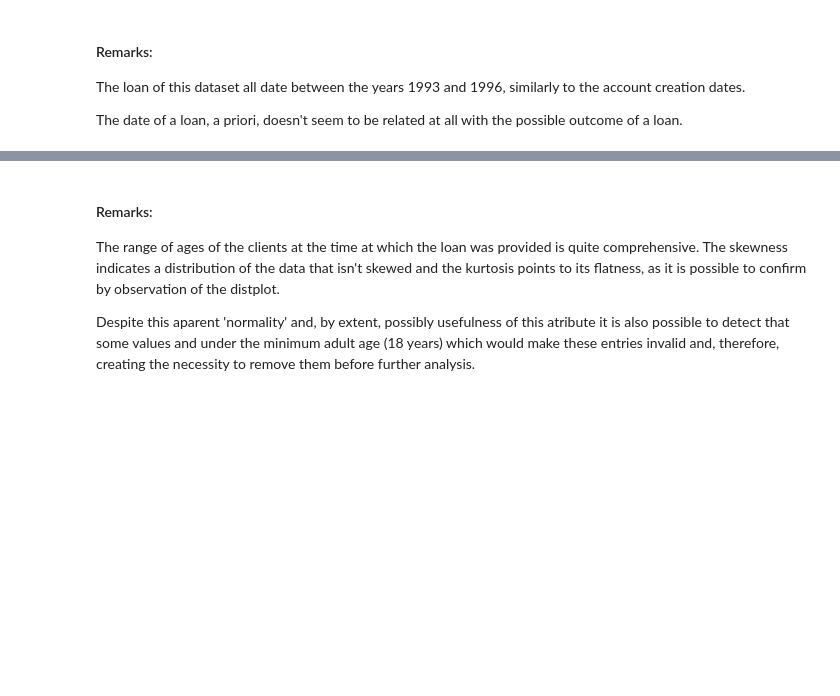
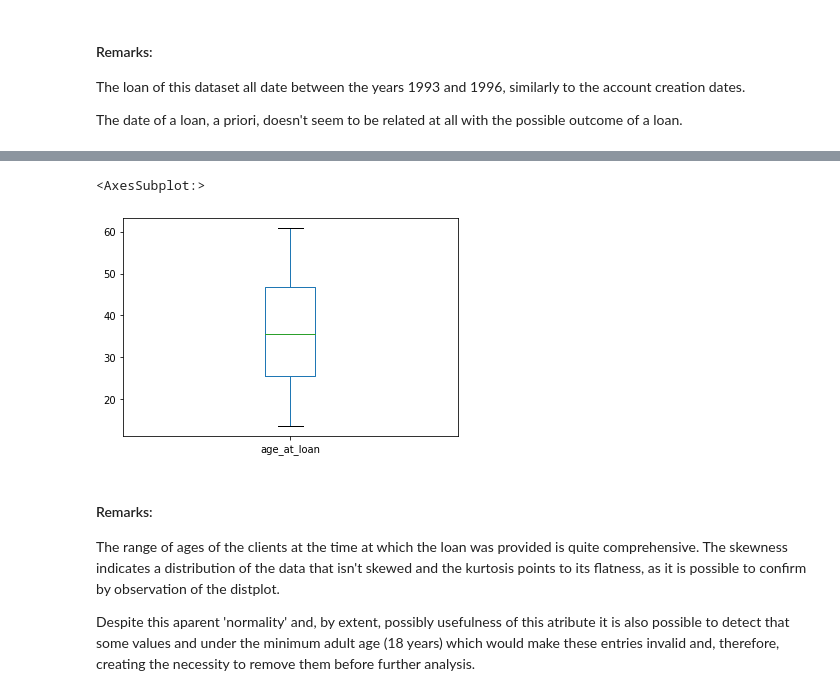
Before and after one commit to dmfrodrigues/feup-ac-proj, a Jupyter notebook: data/Complete Notebook.ipynb, the cells around one changed output, grey strips where cells are left out. Cells and saved outputs as stored; diff of their text form; code cells hidden in the pictures; blank space fills up the shorter version.

```diff
--- a/data/Complete Notebook.ipynb
+++ b/data/Complete Notebook.ipynb
@@ -499,5 +643,8 @@ sns.distplot(complete['age at loan (Years)'])
 # %%
-complete['age at loan (Years)'].plot.box()
+complete['age_at_loan'].plot.box()
+# %% [output]
+<AxesSubplot:>
+[figure, added]
 # %% [markdown]
 #### Remarks:
 The range of ages of the clients at the time at which the loan was provided is quite comprehensive.
```
Also changed, not shown: parts of 103 cells of this notebook, 21 other files.
